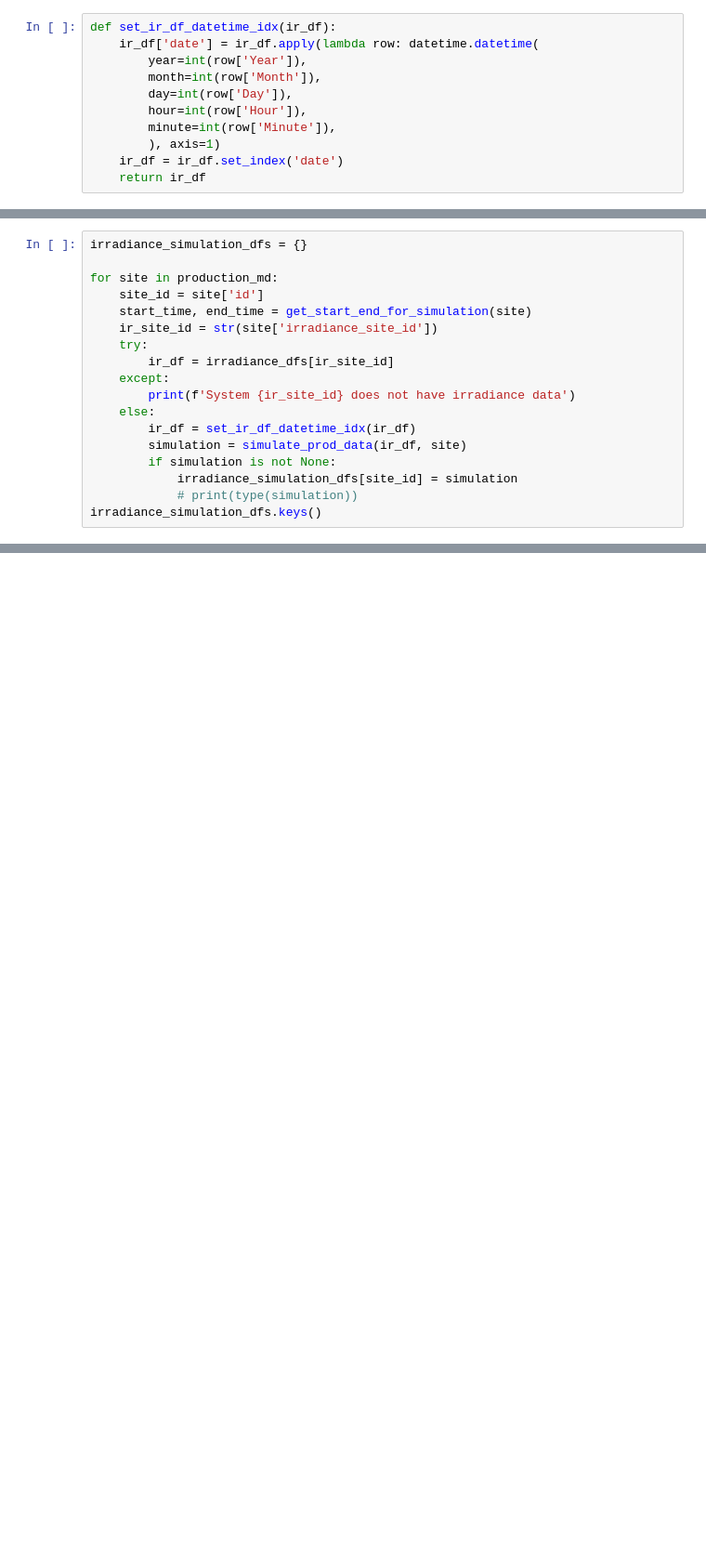
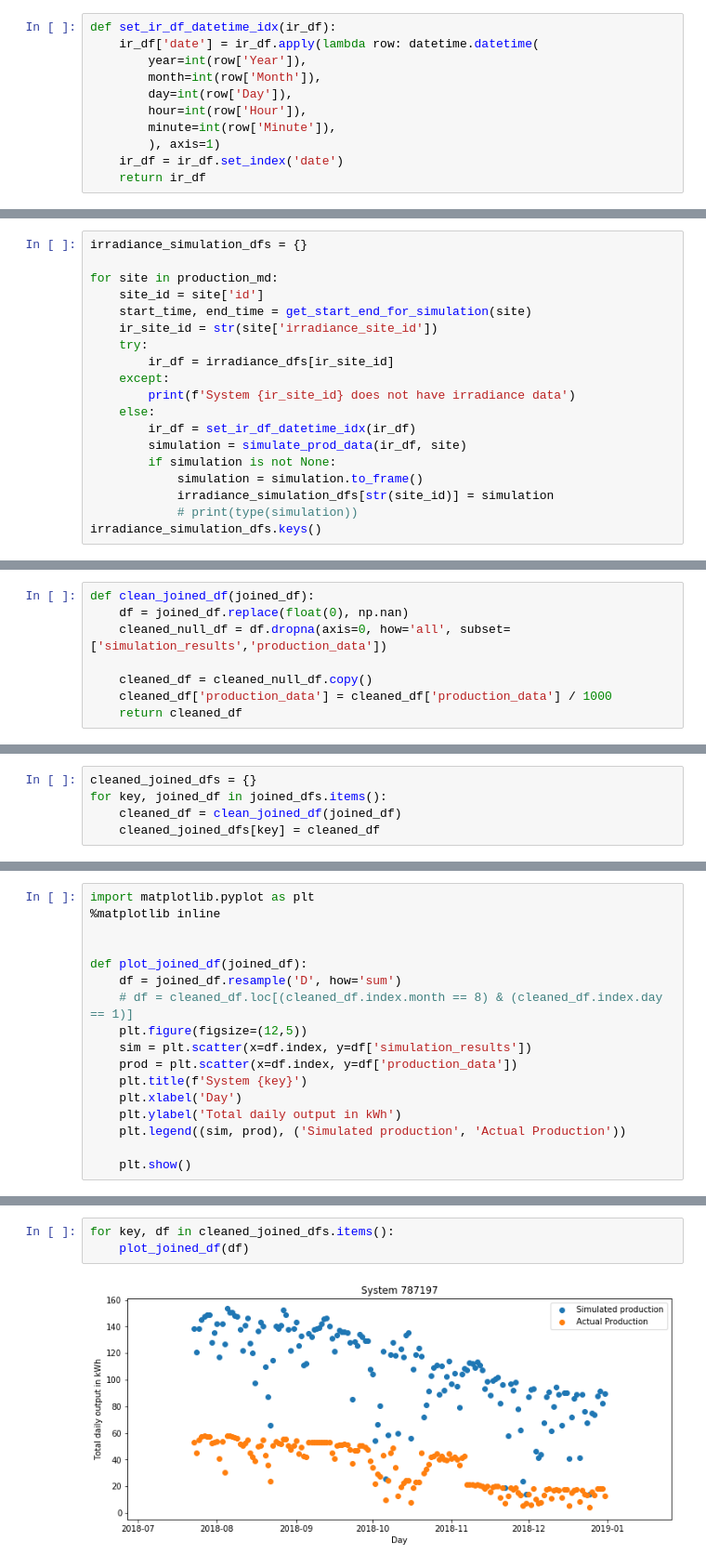
Before and after one commit to richard-timpson/solar-panel-output-prediction, a Jupyter notebook: code/DataWranglingProjects/DataMergeModuleAssignment/DataMerge.ipynb, the cells around one changed output, grey strips where cells are left out. Shown at 93% size. Saved outputs shown, nothing was run; the diff lists cells and outputs as text; blank space fills up the shorter version.

Commit message:
done with bulk of work for data wrangling merge project. Added the initial results from the Data Mining Linear Regression

```diff
--- a/code/DataWranglingProjects/DataMergeModuleAssignment/DataMerge.ipynb
+++ b/code/DataWranglingProjects/DataMergeModuleAssignment/DataMerge.ipynb
@@ -391,7 +375,8 @@ for site in production_md:
         ir_df = set_ir_df_datetime_idx(ir_df)
         simulation = simulate_prod_data(ir_df, site)
         if simulation is not None:
-            irradiance_simulation_dfs[site_id] = simulation
+            simulation = simulation.to_frame()
+            irradiance_simulation_dfs[str(site_id)] = simulation
             # print(type(simulation))
 irradiance_simulation_dfs.keys()
 # %% [output]
@@ -440,0 +575,8 @@ Name: simulation_results, Length: 35040, dtype: float64
+# %%
+def clean_joined_df(joined_df):
+    df = joined_df.replace(float(0), np.nan)
+    cleaned_null_df = df.dropna(axis=0, how='all', subset=['simulation_results','production_data'])
+
+    cleaned_df = cleaned_null_df.copy()
+    cleaned_df['production_data'] = cleaned_df['production_data'] / 1000
+    return cleaned_df
@@ -440,0 +585,5 @@ Name: simulation_results, Length: 35040, dtype: float64
+# %%
+cleaned_joined_dfs = {}
+for key, joined_df in joined_dfs.items():
+    cleaned_df = clean_joined_df(joined_df)
+    cleaned_joined_dfs[key] = cleaned_df
@@ -440,0 +592,17 @@ Name: simulation_results, Length: 35040, dtype: float64
+# %%
+import matplotlib.pyplot as plt
+%matplotlib inline
+
+
+def plot_joined_df(joined_df):
+    df = joined_df.resample('D', how='sum')
+    # df = cleaned_df.loc[(cleaned_df.index.month == 8) & (cleaned_df.index.day == 1)]
+    plt.figure(figsize=(12,5))
+    sim = plt.scatter(x=df.index, y=df['simulation_results'])
+    prod = plt.scatter(x=df.index, y=df['production_data'])
+    plt.title(f'System {key}')
+    plt.xlabel('Day')
+    plt.ylabel('Total daily output in kWh')
+    plt.legend((sim, prod), ('Simulated production', 'Actual Production'))
+
+    plt.show()
@@ -440,0 +611,5 @@ Name: simulation_results, Length: 35040, dtype: float64
+# %%
+for key, df in cleaned_joined_dfs.items():
+    plot_joined_df(df)
+# %% [output]
+[figure, added]
```
Also changed, not shown: parts of 33 cells of this notebook, 1 other file.
